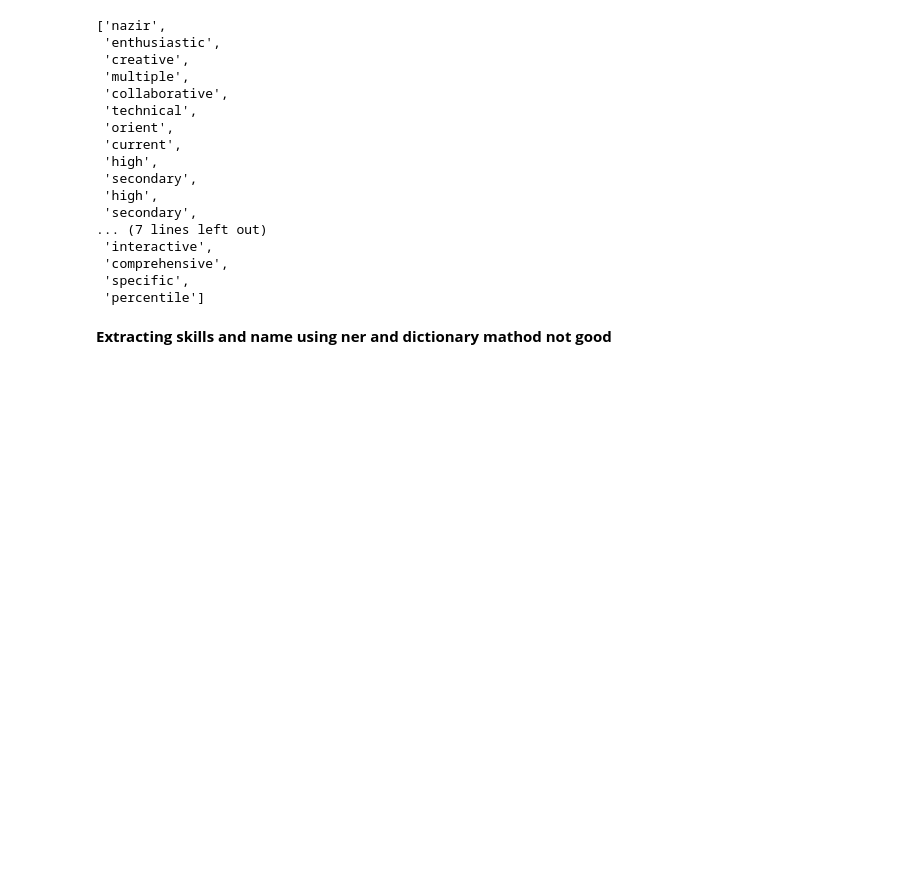
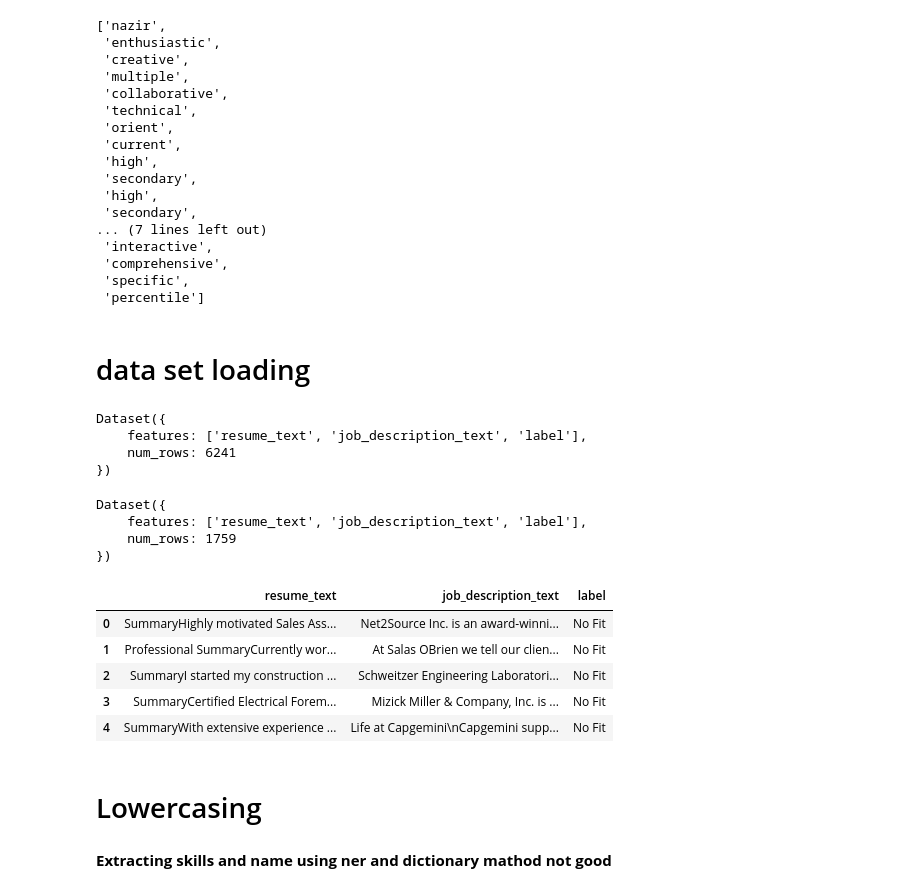
Before and after one commit to adnanbhat7/Job_AI, a Jupyter notebook: main.ipynb, the cells around one changed output. Cells and saved outputs as stored; diff of their text form; code cells hidden in the pictures; blank space fills up the shorter version.

Commit message:
added data set

```diff
--- a/field.ipynb
+++ b/main.ipynb
@@ -856,3 +856,38 @@ Extracted Adjectives (Filtered & Lemmatized):
  'comprehensive',
  'specific',
  'percentile']
+# %% [markdown]
+# data set loading
+# %%
+from datasets import load_dataset
+
+dataset = load_dataset("cnamuangtoun/resume-job-description-fit")
+# %%
+dataset["train"]
+# %% [output]
+Dataset({
+    features: ['resume_text', 'job_description_text', 'label'],
+    num_rows: 6241
+})
+# %%
+dataset["test"]
+# %% [output]
+Dataset({
+    features: ['resume_text', 'job_description_text', 'label'],
+    num_rows: 1759
+})
+# %%
+resume_data_train = dataset["train"]
+
+# Convert to Pandas DataFrame
+import pandas as pd
+df = resume_data_train.to_pandas()
+# %%
+df.head()
+# %% [output]
+|  | resume_text | job_description_text | label |
+| 0 | SummaryHighly motivated Sales Ass... | Net2Source Inc. is an award-winni... | No Fit |
+| 1 | Professional SummaryCurrently wor... | At Salas OBrien we tell our clien... | No Fit |
+| 2 | SummaryI started my construction ... | Schweitzer Engineering Laboratori... | No Fit |
+| 3 | SummaryCertified Electrical Forem... | Mizick Miller & Company, Inc. is ... | No Fit |
+| 4 | SummaryWith extensive experience ... | Life at Capgemini\nCapgemini supp... | No Fit |
@@ -858,0 +903,2 @@ Extracted Adjectives (Filtered & Lemmatized):
+# %% [markdown]
+# Lowercasing
```
Also changed, not shown: parts of 7 cells of this notebook, 8 other files.
